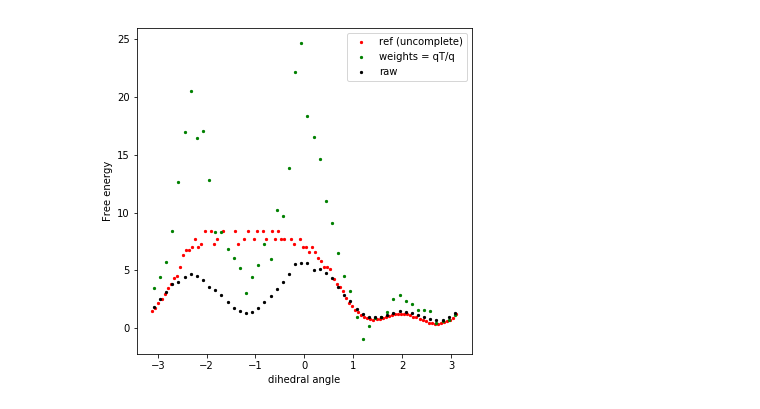
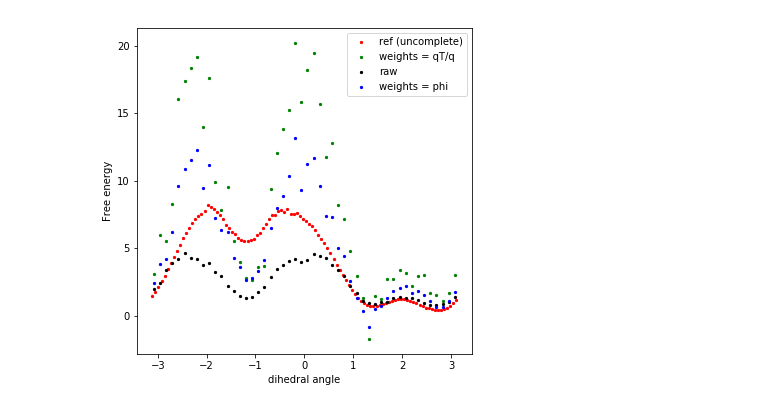
Before and after one commit to ZofiaTr/DFM, a Jupyter notebook: interactivePython/alanine_unbias.ipynb, the cells around one changed output. Drawn from its saved outputs; the diff is of its cells as text; code cells hidden in the pictures.

```diff
--- a/interactivePython/alanine_unbias.ipynb
+++ b/interactivePython/alanine_unbias.ipynb
@@ -241,27 +357,27 @@ plt.show()
 # %%
 metric_choice = 'euclidean'
 # %%
-methodName='T300/std'#'T300/frontier_points_corner_eucl_increase800K'#frontier_points_corner_rmsd_increaseT400'#frontier_points_corner_euclidean'#'frontier_points_corner'#'frontier_points_corner'#
-modnr = 1
-metric_choice = 'euclidean'
-dataFolderName=folderName+dataName+modelName+'/'+methodName
+# methodName='T300/std'#'T300/frontier_points_corner_eucl_increase800K'#frontier_points_corner_rmsd_increaseT400'#frontier_points_corner_euclidean'#'frontier_points_corner'#'frontier_points_corner'#
+# modnr = 1
+# metric_choice = 'euclidean'
+# dataFolderName=folderName+dataName+modelName+'/'+methodName
 
-if metric_choice == 'rmsd':
-    al = False
-elif metric_choice == 'euclidean':
-    al = False
+# if metric_choice == 'rmsd':
+#     al = False
+# elif metric_choice == 'euclidean':
+#     al = False
 
-# for short traj- load from dataFolderName+'/shortTraj.h5'
-#X_FT =helpers.loadData(dataFolderName+'/shortTraj.h5', mdl.testsystem.topology, modnr, align=False)
-X_FT = helpers.loadData(dataFolderName+'/Traj/*.h5', mdl.testsystem.topology, modnr, align=al)
-print('Loaded trajectory of length '+repr(X_FT.shape[0]))
+# # for short traj- load from dataFolderName+'/shortTraj.h5'
+# #X_FT =helpers.loadData(dataFolderName+'/shortTraj.h5', mdl.testsystem.topology, modnr, align=False)
+# X_FT = helpers.loadData(dataFolderName+'/Traj/*.h5', mdl.testsystem.topology, modnr, align=al)
+# print('Loaded trajectory of length '+repr(X_FT.shape[0]))
 
 
-#compute collective variable
-cv=colective_variable(X_FT)
+# #compute collective variable
+# cv=colective_variable(X_FT)
 
-plt.plot(range(len(cv)), cv)
-plt.ylabel(cv_name)
-plt.savefig(simulationFolder+'/colvar.png')
+# plt.plot(range(len(cv)), cv)
+# plt.ylabel(cv_name)
+# plt.savefig(simulationFolder+'/colvar.png')
 
-plt.show()
+# plt.show()
@@ -466,8 +536,8 @@ if metric_choice == 'euclidean':
         K=my_kernel.compute(Xresh)
         q = np.array(K.sum(axis=1)).ravel()
     else:
-        mydmap = dmpy.DiffusionMap(alpha = 0.5, n_evecs = 1, epsilon = epsilon,  k=1000, metric='euclidean')#, neighbor_params = {'n_jobs':-4})
-        dmap = mydmap.fit_transform(Xresh)#, weights = qTargetDistribution_targetTemperature)
+        mydmap = dmpy.DiffusionMap(alpha = 1, n_evecs = 1, epsilon = epsilon,  k=1000, metric='euclidean')#, neighbor_params = {'n_jobs':-4})
+        dmap = mydmap.fit_transform(Xresh, weights = qTargetDistribution_targetTemperature)
 
         P = mydmap.P
         evals = mydmap.evals
@@ -636,23 +717,23 @@ if compute_spectral_decomposition==1:
 # %%
 weight = qTargetDistribution_targetTemperature/q
 cv=compute_dihedrals_psi(X_FT)
 
 free_energy_raw, bin_centers_raw = compute_free_energy(cv, nrbins = 50)
 free_energy_unbiased, bin_centers_unb = compute_free_energy(cv, nrbins = 50, weights=weight)
 if compute_spectral_decomposition==1:
     free_energy_unbiased2, bin_centers_unb2 = compute_free_energy(cv, nrbins = 50, weights=phi)
 
 fig = plt.figure(figsize=(6,6))
 ax = fig.add_subplot(111)
-ax.scatter(bin_centers, free_energy_300_ref, s=5, c='r', marker='o')
+ax.scatter(bc_ref, FE_ref, s=5, c='r', marker='o')
 ax.scatter(bin_centers_unb, free_energy_unbiased, s=5, c='g', marker='o')
 ax.scatter(bin_centers_raw, free_energy_raw, s=5, c='k', marker='o')
 if compute_spectral_decomposition==1:
     ax.scatter(bin_centers_unb2, free_energy_unbiased2, s=5, c='b', marker='o')
 ax.set_xlabel('dihedral angle')
 ax.set_ylabel('Free energy')
 #ax.set_ylim([0,10])
 ax.legend(['ref (uncomplete)','weights = qT/q', 'raw','weights = phi'])
 plt.show()
 # %% [output]
-[figure, old version]
+[figure, new version]
```
Also changed, not shown: parts of 26 cells of this notebook, 10 other files.
